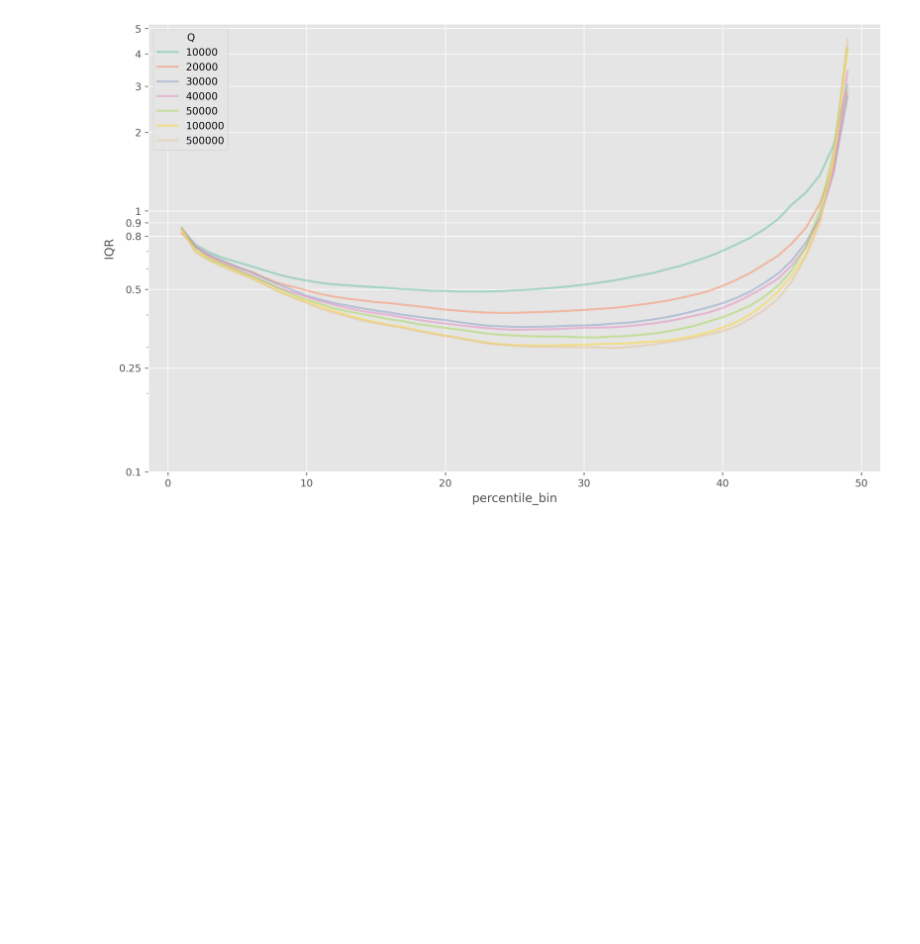
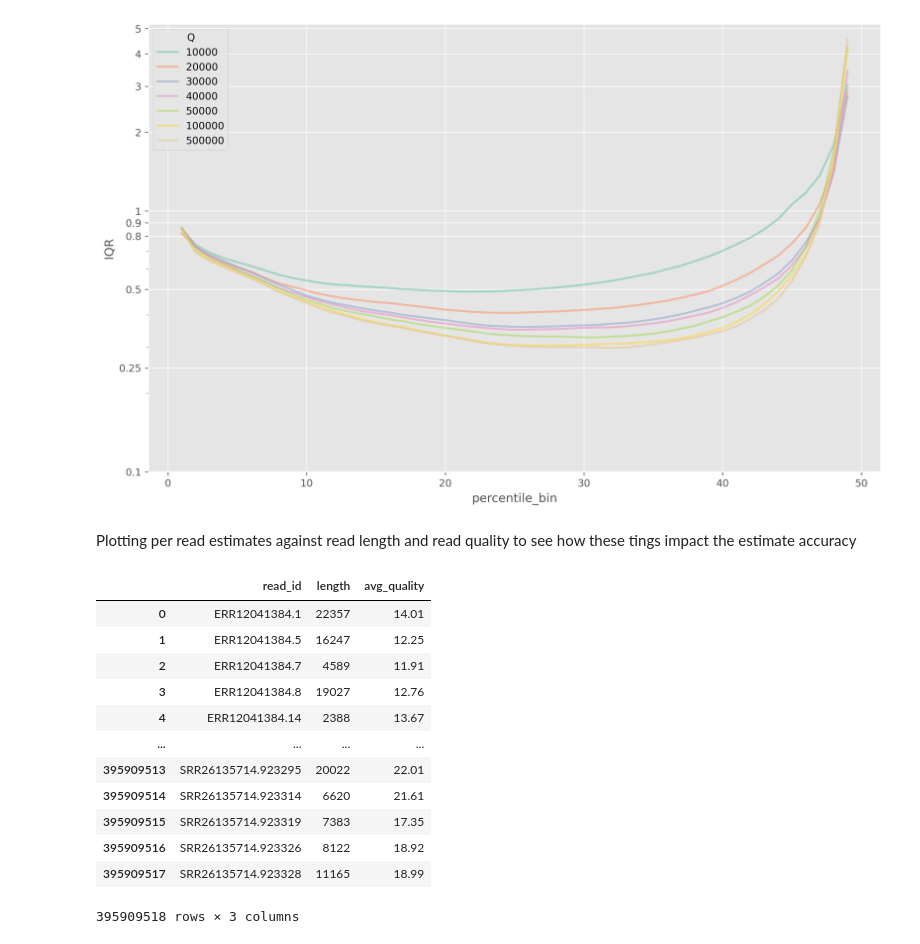
Before and after one commit to mbhall88/lrge, a Jupyter notebook: paper/notebooks/per_read_estimates.ipynb, the cells around one changed output. Saved outputs shown, nothing was run; the diff lists cells and outputs as text; code cells hidden in the pictures; blank space fills up the shorter version.

```diff
--- a/paper/notebooks/per_read_estimates.ipynb
+++ b/paper/notebooks/per_read_estimates.ipynb
@@ -453,3 +455,28 @@ ax.set_yticklabels(yticks)
  Text(0, 4.0, '4'),
  Text(0, 5.0, '5')]
 [figure]
+# %% [markdown]
+Plotting per read estimates against read length and read quality to see how these tings impact the estimate accuracy
+# %%
+read_info = pd.read_csv("info.tsv.zst", sep="\t", low_memory=False)
+# %%
+# rename column #id to read_id
+read_info = read_info.rename(columns={"#id": "read_id", "avg.qual": "avg_quality"})
+# %%
+read_info = read_info.rename(columns={"avg.qual": "avg_quality"})
+# %%
+read_info
+# %% [output]
+|  | read_id | length | avg_quality |
+| 0 | ERR12041384.1 | 22357 | 14.01 |
+| 1 | ERR12041384.5 | 16247 | 12.25 |
+| 2 | ERR12041384.7 | 4589 | 11.91 |
+| 3 | ERR12041384.8 | 19027 | 12.76 |
+| 4 | ERR12041384.14 | 2388 | 13.67 |
+| ... | ... | ... | ... |
+| 395909513 | SRR26135714.923295 | 20022 | 22.01 |
+| 395909514 | SRR26135714.923314 | 6620 | 21.61 |
+| 395909515 | SRR26135714.923319 | 7383 | 17.35 |
+| 395909516 | SRR26135714.923326 | 8122 | 18.92 |
+| 395909517 | SRR26135714.923328 | 11165 | 18.99 |
+395909518 rows × 3 columns
```
Also changed, not shown: parts of 10 cells of this notebook, 1 other file.
